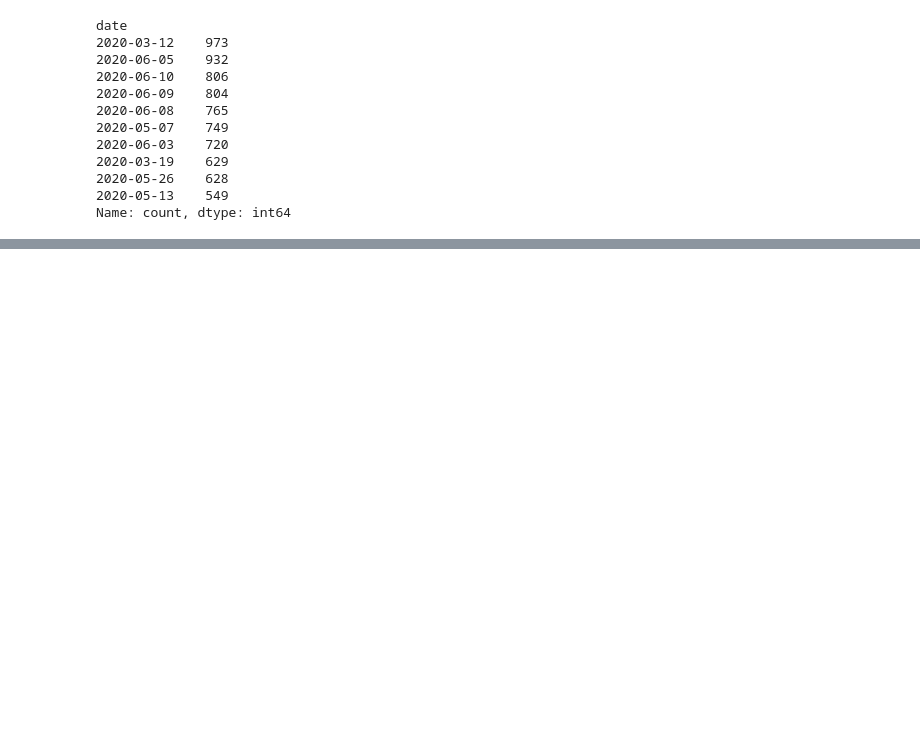
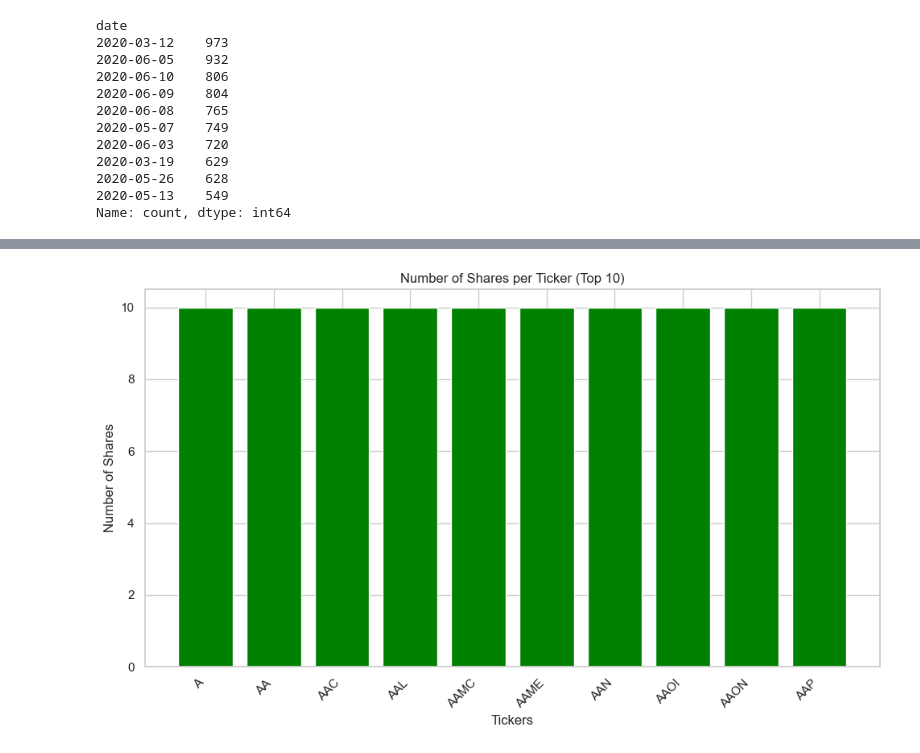
Before and after one commit to 5urafel/Nova-Financial-Solutions, a Jupyter notebook: notebook/sentiment_analysis.ipynb, the cells around one changed output, grey strips where cells are left out. Saved outputs shown, nothing was run; the diff lists cells and outputs as text; code cells hidden in the pictures; blank space fills up the shorter version.

```diff
--- a/notebook/sentiment_analysis.ipynb
+++ b/notebook/sentiment_analysis.ipynb
@@ -170,0 +176,6 @@ Name: count, dtype: int64
+# %%
+tickers = data_frame['stock'].unique().tolist()
+print(f"No. of unique tickers: {len(tickers)} from 1407328 articles")
+# Create a dictionary with 'key' tickers and 'value' No. of Shares in the above dataframe
+portfolio = {t: data_frame[data_frame['stock'] == t].shape[0] for t in tickers}
+portfolio
@@ -170,0 +201,19 @@ Name: count, dtype: int64
+# %%
+# Sort the portfolio by the number of shares for better visualization
+sorted_portfolio = dict(sorted(portfolio.items(), key=lambda item: item[1], reverse=True))
+
+# Extract tickers and share counts for plotting
+tickers = list(sorted_portfolio.keys())
+shares = list(sorted_portfolio.values())
+
+# Create bar chart
+plt.figure(figsize=(10, 6))
+plt.bar(tickers[:10], shares[:10], color='green')
+plt.xlabel('Tickers')
+plt.ylabel('Number of Shares')
+plt.title('Number of Shares per Ticker (Top 10)')
+plt.xticks(rotation=45, ha='right')
+plt.tight_layout()
+plt.show()
+# %% [output]
+[figure, added]
```
Also changed, not shown: parts of 19 cells of this notebook.
